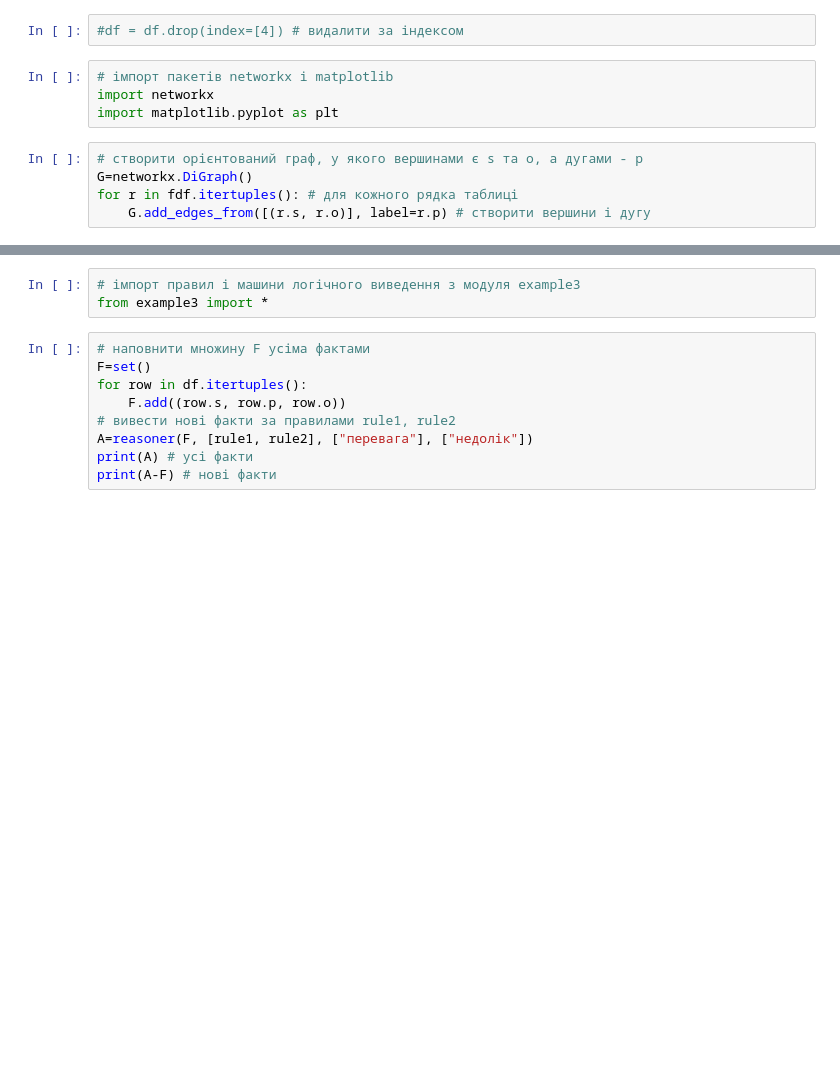
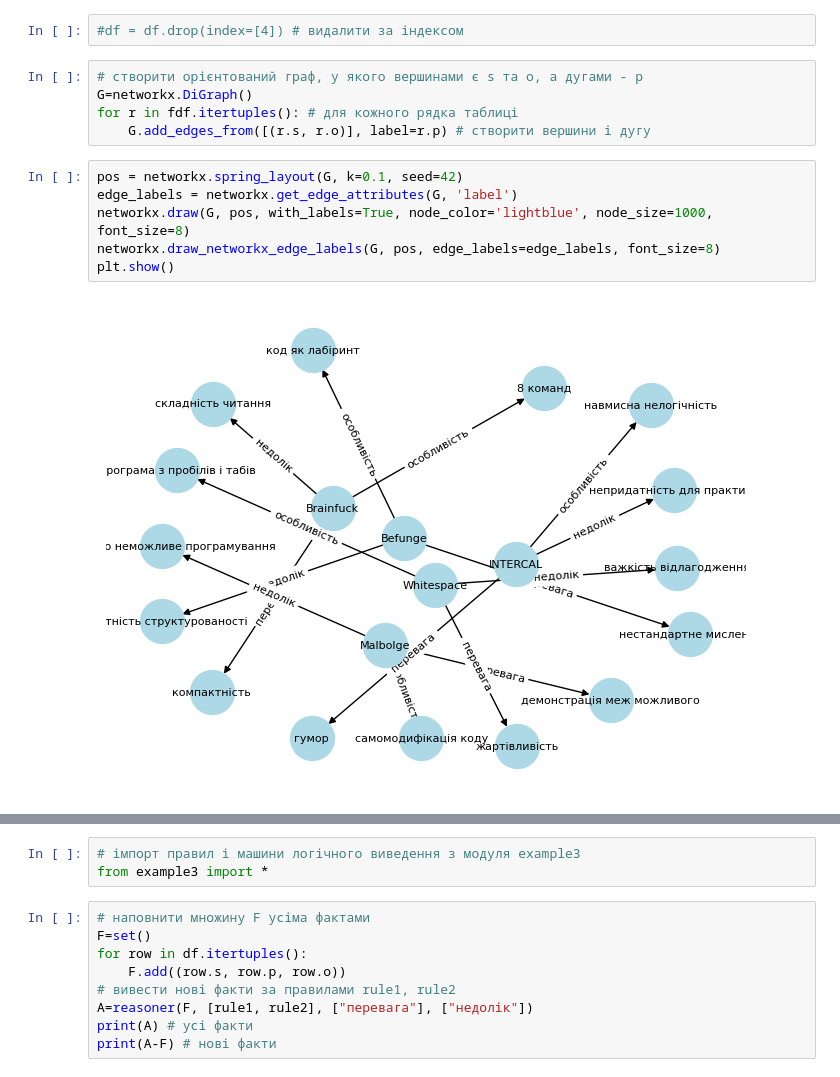
Before and after one commit to vlad-ipm242/ThreadES, a Jupyter notebook: TextSelectInteractKB.ipynb, the cells around one changed output, grey strips where cells are left out. Cells and saved outputs as stored; diff of their text form; blank space fills up the shorter version.

```diff
--- a/TextSelectInteractKB.ipynb
+++ b/TextSelectInteractKB.ipynb
@@ -84,13 +101,17 @@ interactive(children=(Text(value='', description='s'), Text(value='', descriptio
 # %%
 #df = df.drop(index=[4]) # видалити за індексом
-# %%
-# імпорт пакетів networkx і matplotlib
-import networkx
-import matplotlib.pyplot as plt
 # %%
 # створити орієнтований граф, у якого вершинами є s та o, а дугами - p
 G=networkx.DiGraph()
 for r in fdf.itertuples(): # для кожного рядка таблиці
     G.add_edges_from([(r.s, r.o)], label=r.p) # створити вершини і дугу
+# %%
+pos = networkx.spring_layout(G, k=0.1, seed=42)
+edge_labels = networkx.get_edge_attributes(G, 'label')
+networkx.draw(G, pos, with_labels=True, node_color='lightblue', node_size=1000, font_size=8)
+networkx.draw_networkx_edge_labels(G, pos, edge_labels=edge_labels, font_size=8)
+plt.show()
+# %% [output]
+[figure, added]
 # %%
 # списки дуг "перевага" та "недолік"
```
Also changed, not shown: parts of 16 cells of this notebook, 2 other files.
